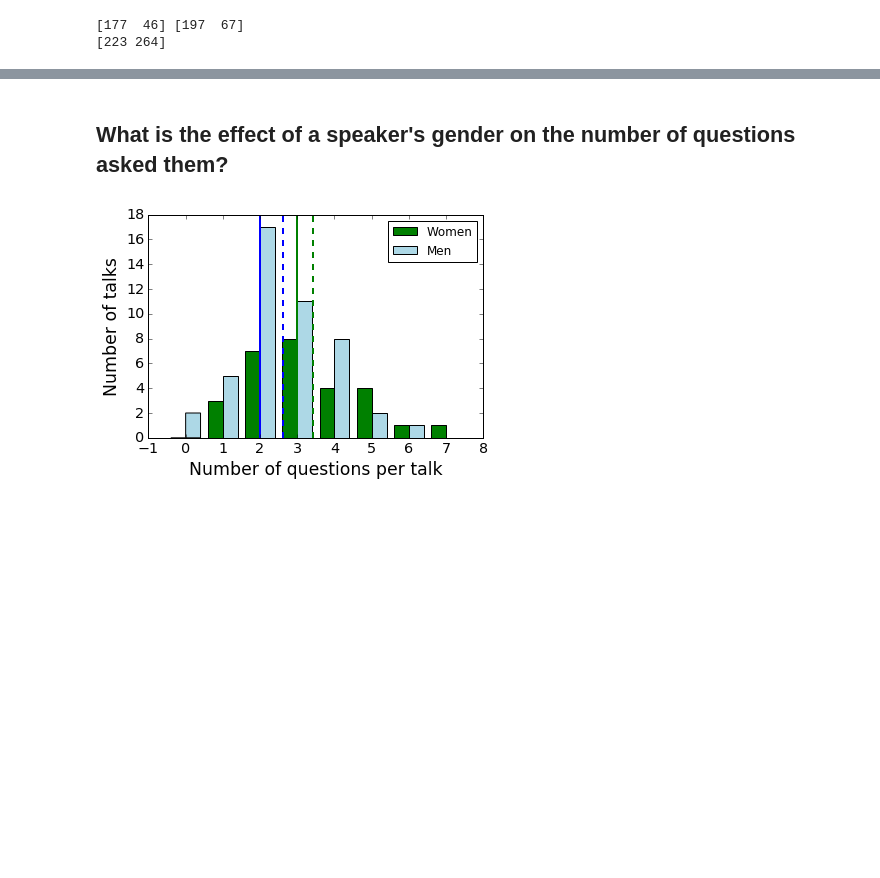
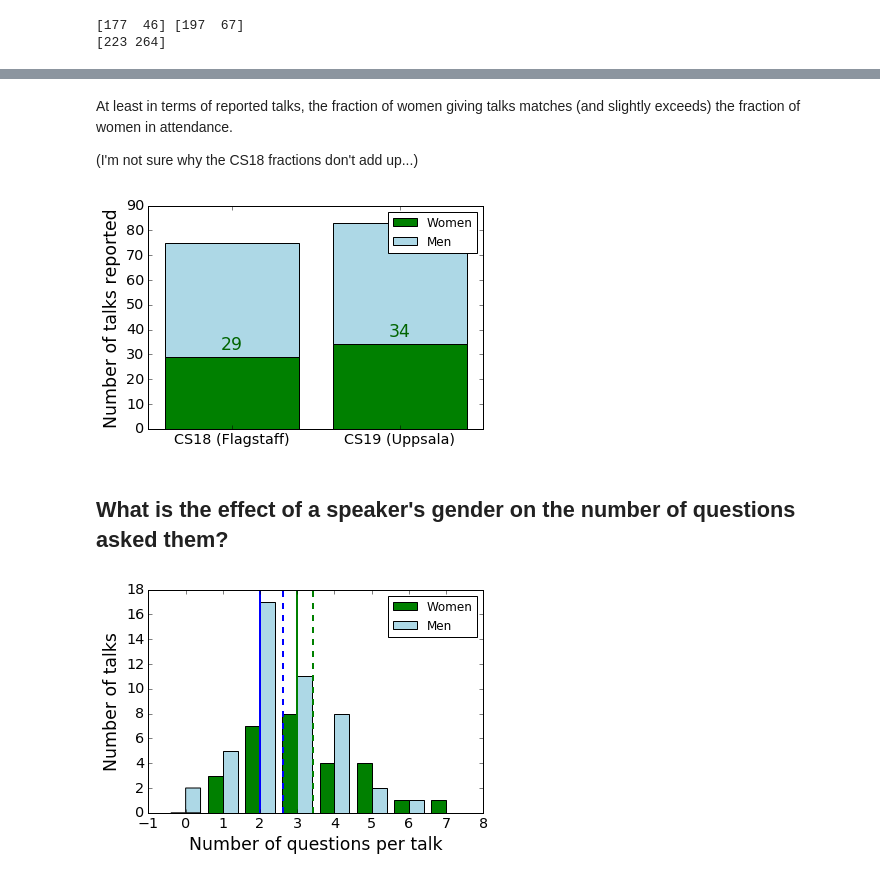
Before and after one commit to jradavenport/Gender-in-Astro, a Jupyter notebook: analysis/coolstars/douglas_coolstars_analysis.ipynb, the cells around one changed output, grey strips where cells are left out. Drawn from its saved outputs; the diff is of its cells as text; code cells hidden in the pictures; blank space fills up the shorter version.

```diff
--- a/analysis/coolstars/douglas_coolstars_analysis.ipynb
+++ b/analysis/coolstars/douglas_coolstars_analysis.ipynb
@@ -149,3 +195,14 @@ plt.savefig("raw_percentages.eps",bbox_inches="tight")
+# %% [markdown]
+At least in terms of reported talks, the fraction of women giving talks matches (and slightly exceeds) the fraction of women in attendance.
+
+(I'm not sure why the CS18 fractions don't add up...)
+# %%
+compare_counts(women_talks, men_talks, total_talks)
+ax = plt.gca()
+ax.set_ylabel("Number of talks reported",fontsize="xx-large")
+plt.savefig("raw_talks_reported.eps",bbox_inches="tight")
+# %% [output]
+[figure, added]
 # %% [markdown]
 ## What is the effect of a speaker's gender on the number of questions asked them?
 # %%
```
Also changed, not shown: parts of 32 cells of this notebook.
